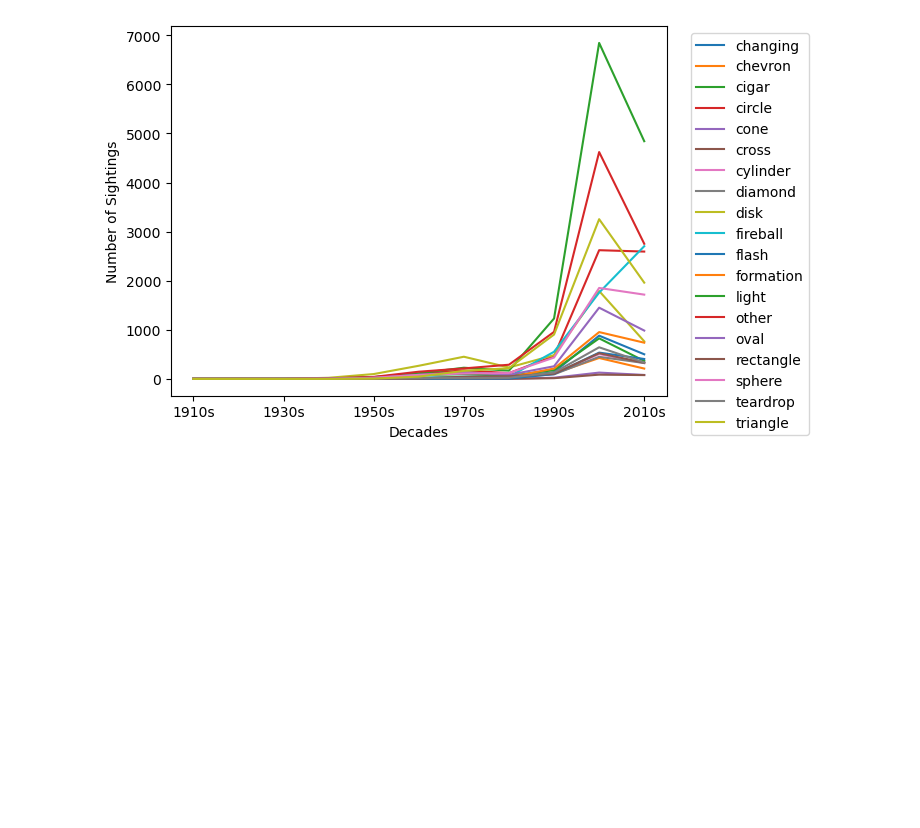
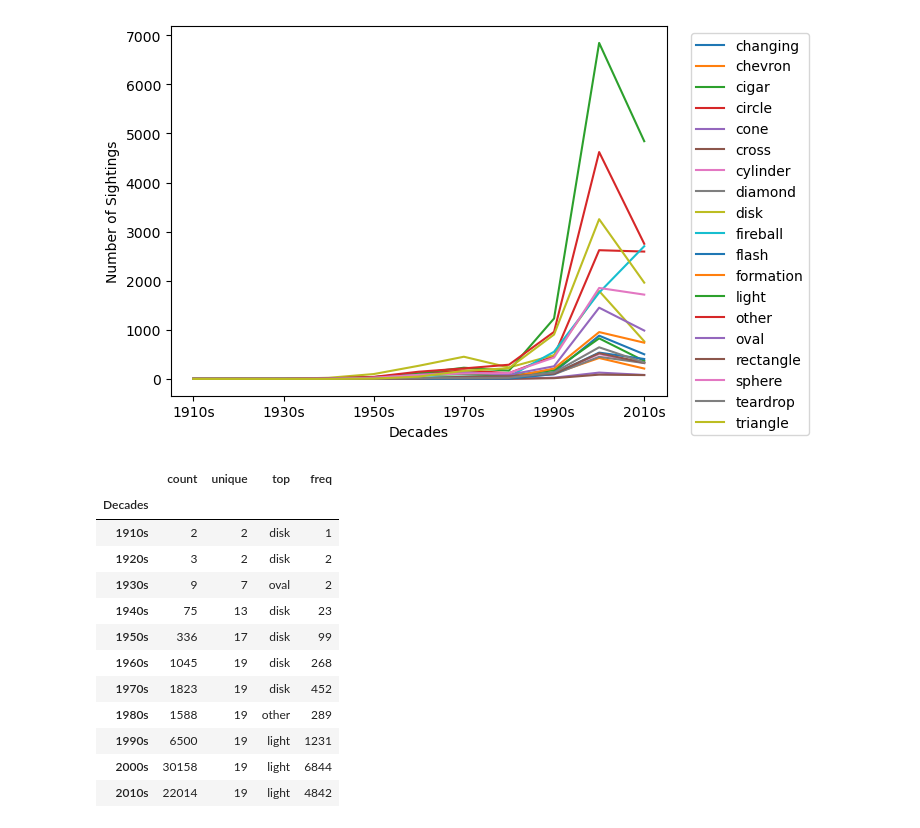
Before and after one commit to abinormal129/SMU-Project-1-UFO-Sightings, a Jupyter notebook: alex_work/decades_to_donutsi.ipynb, the cells around one changed output. Drawn from its saved outputs; the diff is of its cells as text; code cells hidden in the pictures; blank space fills up the shorter version.

```diff
--- a/alex_work/decades_to_donutsi.ipynb
+++ b/alex_work/decades_to_donutsi.ipynb
@@ -739,3 +739,19 @@ plt.ylabel("Number of Sightings")
 plt.show()
 # %% [output]
 [figure]
+# %%
+df_shape.groupby("Decades")["UFO_shape"].describe().head(15).style.background_gradient(cmap = "Blues")
+# %% [output]
+|  | count | unique | top | freq |
+| Decades |  |  |  |  |
+| 1910s | 2 | 2 | disk | 1 |
+| 1920s | 3 | 2 | disk | 2 |
+| 1930s | 9 | 7 | oval | 2 |
+| 1940s | 75 | 13 | disk | 23 |
+| 1950s | 336 | 17 | disk | 99 |
+| 1960s | 1045 | 19 | disk | 268 |
+| 1970s | 1823 | 19 | disk | 452 |
+| 1980s | 1588 | 19 | other | 289 |
+| 1990s | 6500 | 19 | light | 1231 |
+| 2000s | 30158 | 19 | light | 6844 |
+| 2010s | 22014 | 19 | light | 4842 |
```
Also changed, not shown: parts of 2 cells of this notebook.
